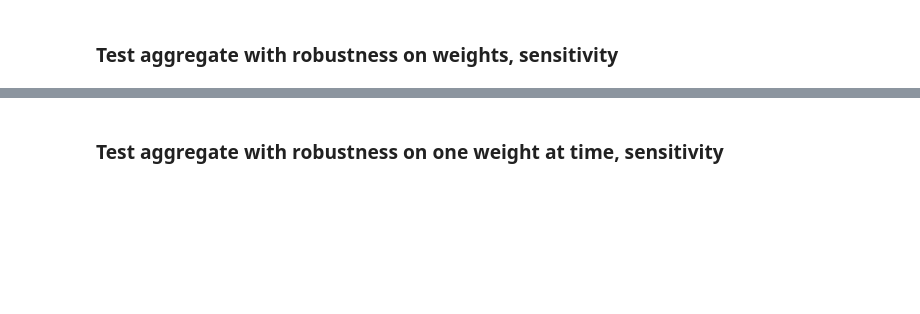
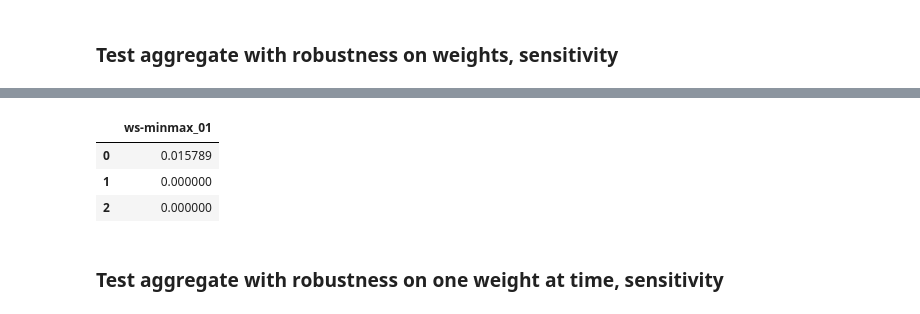
Before and after one commit to wetransform-os/ProMCDA, a Jupyter notebook: demo_in_notebook/use_promcda_library.ipynb, the cells around one changed output, grey strips where cells are left out. Drawn from its saved outputs; the diff is of its cells as text; code cells hidden in the pictures; blank space fills up the shorter version.

```diff
--- a/demo_in_notebook/use_promcda_library.ipynb
+++ b/demo_in_notebook/use_promcda_library.ipynb
@@ -403,3 +445,10 @@ means
+# %%
+std
+# %% [output]
+|  | ws-minmax_01 |
+| 0 | 0.015789 |
+| 1 | 0.000000 |
+| 2 | 0.000000 |
 # %% [markdown]
 ### Test aggregate with robustness on one weight at time, sensitivity
 # %%
```
Also changed, not shown: parts of 42 cells of this notebook, 3 other files.
